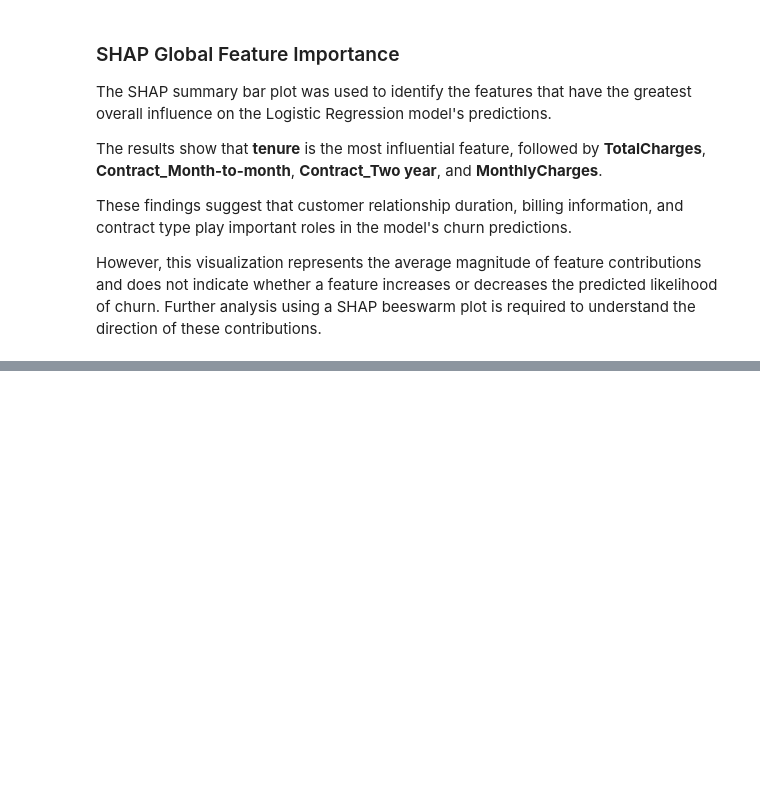
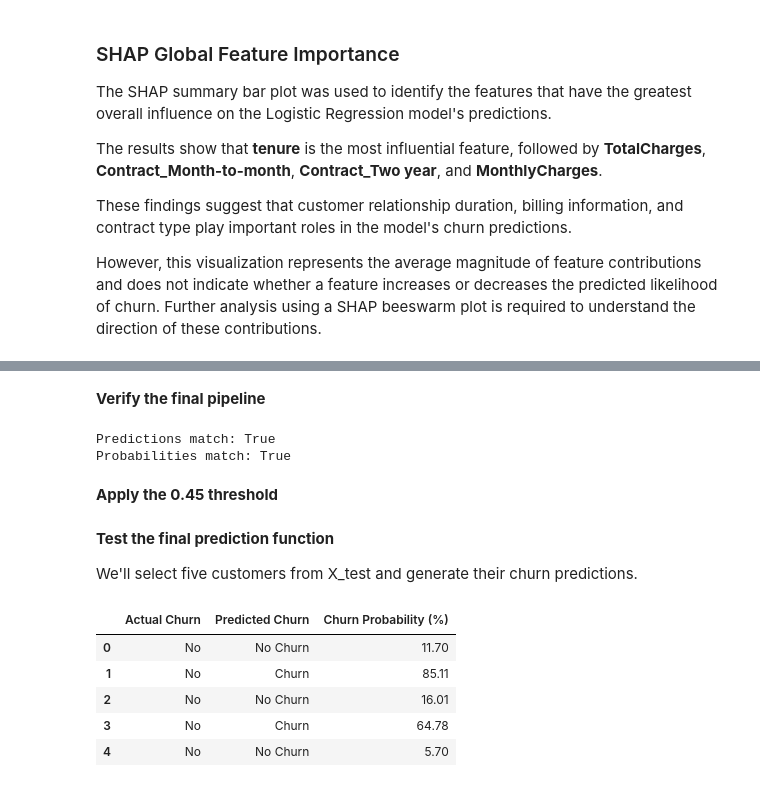
Before and after one commit to MalmEEE/customer-churn-prediction, a Jupyter notebook: notebooks/02_model_training.ipynb, the cells around one changed output, grey strips where cells are left out. Drawn from its saved outputs; the diff is of its cells as text; code cells hidden in the pictures; blank space fills up the shorter version.

```diff
--- a/notebooks/02_model_training.ipynb
+++ b/notebooks/02_model_training.ipynb
@@ -2073,0 +2167,75 @@ However, this visualization represents the average magnitude of feature contribu
+# %% [markdown]
+**Verify the final pipeline**
+# %%
+# Generate predictions using the final pipeline
+pipeline_predictions = final_model.predict(X_test)
+
+# Generate probabilities using the final pipeline
+pipeline_probabilities = final_model.predict_proba(X_test)[:, 1]
+
+# Compare with the original Logistic Regression predictions
+original_predictions = logistic_model.predict(X_test_processed)
+original_probabilities = logistic_model.predict_proba(X_test_processed)[:, 1]
+
+# Check whether predictions match
+print(
+    "Predictions match:",
+    np.array_equal(pipeline_predictions, original_predictions)
+)
+
+print(
+    "Probabilities match:",
+    np.allclose(pipeline_probabilities, original_probabilities)
+)
+# %% [output]
+Predictions match: True
+Probabilities match: True
+# %% [markdown]
+**Apply the 0.45 threshold**
+# %%
+# Define the selected classification threshold
+CHURN_THRESHOLD = 0.45
+
+# Create a prediction function
+def predict_churn(customer_data):
+
+    # Get churn probability
+    churn_probability = final_model.predict_proba(customer_data)[:, 1]
+
+    # Apply selected threshold
+    churn_prediction = (churn_probability >= CHURN_THRESHOLD).astype(int)
+
+    # Convert predictions into labels
+    churn_labels = np.where(
+        churn_prediction == 1,
+        "Churn",
+        "No Churn"
+    )
+
+    return churn_probability, churn_labels
+# %% [markdown]
+**Test the final prediction function**
+
+We'll select five customers from X_test and generate their churn predictions.
+# %%
+# Select five customers from the test dataset
+sample_customers = X_test.iloc[:5]
+
+# Generate predictions
+probabilities, predictions = predict_churn(sample_customers)
+
+# Create a results DataFrame
+prediction_results = pd.DataFrame({
+    'Actual Churn': y_test.iloc[:5].values,
+    'Predicted Churn': predictions,
+    'Churn Probability (%)': (probabilities * 100).round(2)
+})
+
+prediction_results
+# %% [output]
+|  | Actual Churn | Predicted Churn | Churn Probability (%) |
+| 0 | No | No Churn | 11.70 |
+| 1 | No | Churn | 85.11 |
+| 2 | No | No Churn | 16.01 |
+| 3 | No | Churn | 64.78 |
+| 4 | No | No Churn | 5.70 |
```
Also changed, not shown: parts of 17 cells of this notebook, 1 other file.
